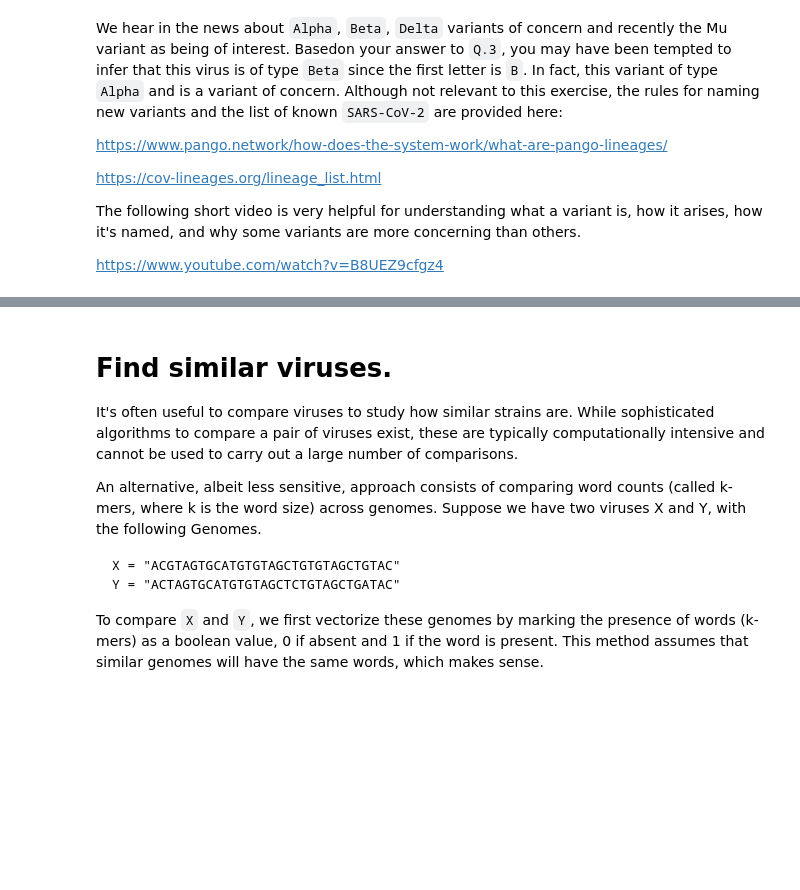
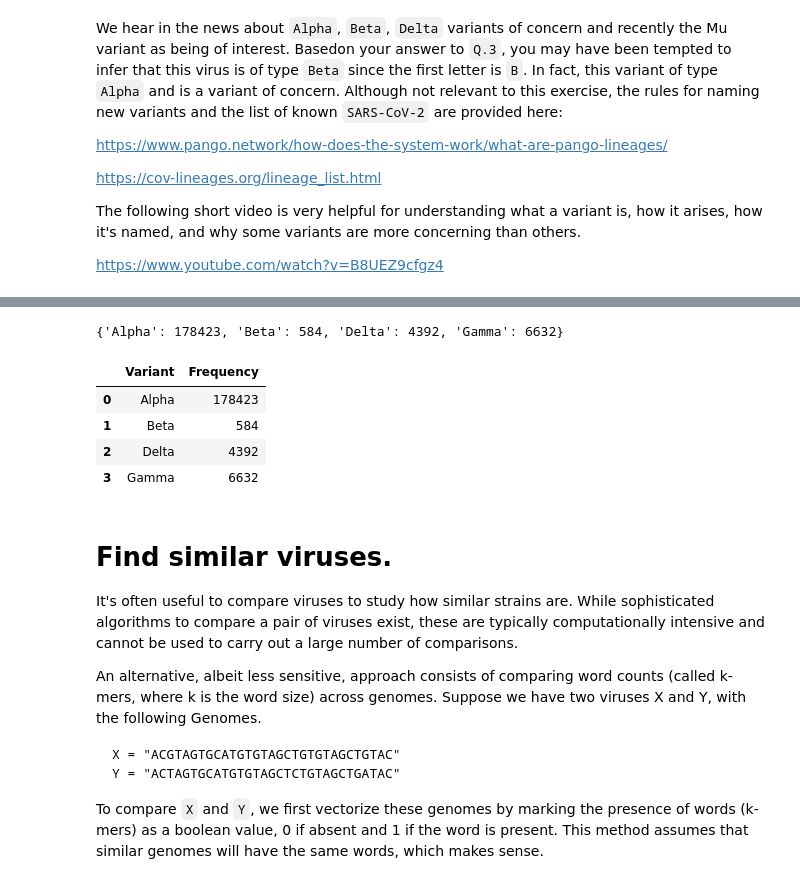
Before and after one commit to ICS-CLASSROOM/assignment-1-keekss, a Jupyter notebook: Assignment 1.ipynb, the cells around one changed output, grey strips where cells are left out. Saved outputs shown, nothing was run; the diff lists cells and outputs as text; code cells hidden in the pictures; blank space fills up the shorter version.

```diff
--- a/Assignment 1.ipynb
+++ b/Assignment 1.ipynb
@@ -180,3 +224,54 @@ file = open('data/data_report.jsonl')
+# %%
+# Track the frequency of each variant
+variant_freqs = {
+    'Alpha' :   0,
+    'Beta' :    0,
+    'Delta' :   0,
+    'Gamma' :   0,
+}
+
+# Map variant classifications to indices in frequency
+# 0 = 'Alpha', 1 = 'Beta', etc.
+classif_map = {
+    'B.1.1.7' :     'Alpha',
+    'B.1.351' :     'Beta',
+    'B.1.351.2' :   'Beta',
+    'B.1.351.3' :   'Beta',
+    'B.1.617.2' :   'Delta',
+    'AY.1' :        'Delta',
+    'AY.2' :        'Delta',
+    'AY.3' :        'Delta',
+    'P.1' :         'Gamma',
+    'P.1.1' :       'Gamma',
+    'P.1.2' :       'Gamma'
+}
+
+# Manually tally frequencies from counter
+for classif in classif_map :
+    variant = classif_map[classif]
+    classif_freq = counts[classif]
+    variant_freqs[variant] += classif_freq
+
+variant_freqs
+# %% [output]
+{'Alpha': 178423, 'Beta': 584, 'Delta': 4392, 'Gamma': 6632}
+# %%
+# Get a list of all variant occurrences using Counter
+# Display as data frame
+variant_freq_df = pd.DataFrame(list(variant_freqs.items()))
+variant_freq_df.columns = ['Variant', 'Frequency']
+display(variant_freq_df)
+
+# variant_freqs_df = pd.DataFrame.from_dict(
+#     variant_freqs,
+#     orient='index',
+#     columns=['Variant', 'Frequency'])
+# %% [output]
+|  | Variant | Frequency |
+| 0 | Alpha | 178423 |
+| 1 | Beta | 584 |
+| 2 | Delta | 4392 |
+| 3 | Gamma | 6632 |
 # %% [markdown]
 # Find similar viruses.
 
```
Also changed, not shown: parts of 3 cells of this notebook.
